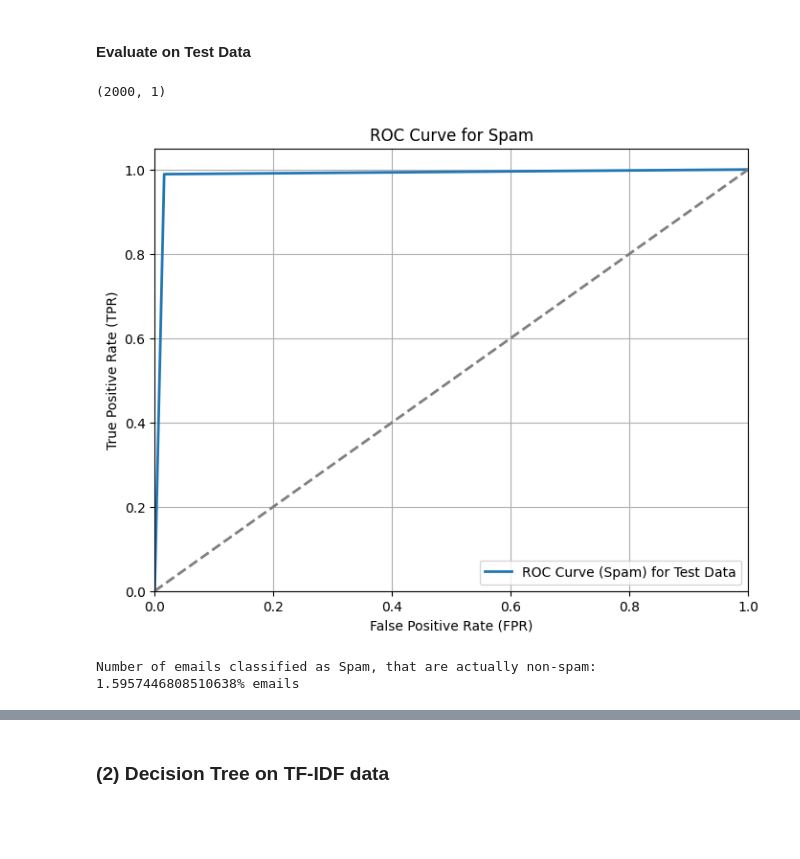
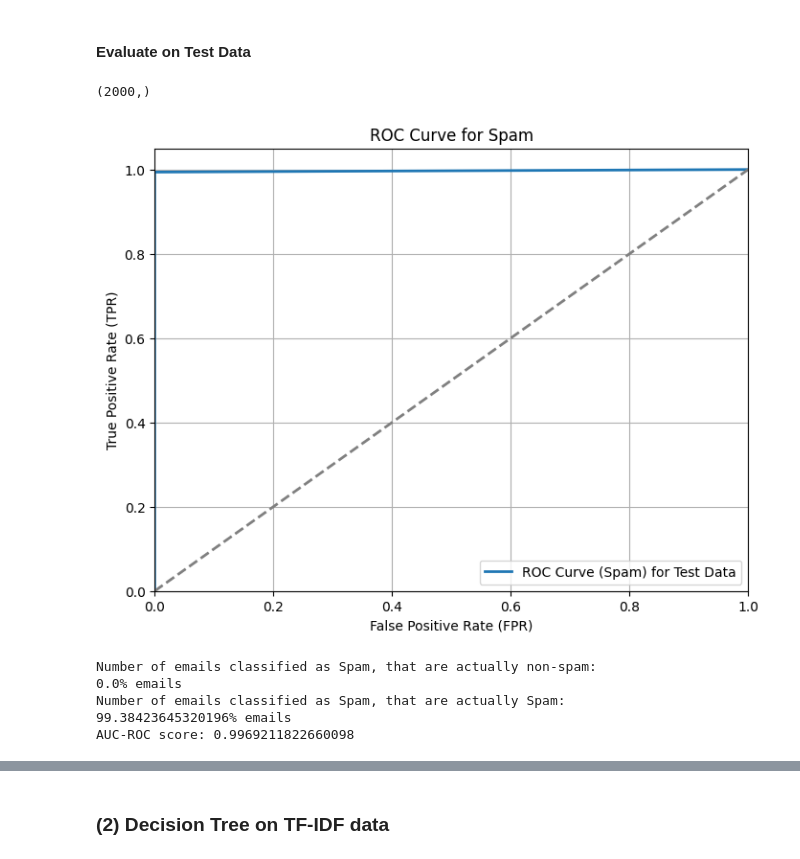
Before and after one commit to kushal-10/fantastic-eureka, a Jupyter notebook: random_forests.ipynb, the cells around one changed output, grey strips where cells are left out. Saved outputs shown, nothing was run; the diff lists cells and outputs as text; code cells hidden in the pictures; blank space fills up the shorter version.

Commit message:
trained random forests

```diff
--- a/random_forests.ipynb
+++ b/random_forests.ipynb
@@ -53,9 +62,10 @@ best_params
 # %%
-best_params = {'criterion': 'gini',
- 'max_depth': 10,
- 'min_samples_leaf': 4,
- 'min_samples_split': 2}
+best_params = {'criterion': 'entropy',
+ 'max_depth': 40,
+ 'min_samples_leaf': 2,
+ 'min_samples_split': 5,
+ 'n_estimators': 300}
 # %%
-dt_clf_best = DecisionTreeClassifier(**best_params, class_weight='balanced', random_state=42)
-dt_clf_best.fit(X_train_bow, Y_train_bow)
+rf_clf_best = RandomForestClassifier(**best_params, class_weight='balanced', random_state=42)
+rf_clf_best.fit(X_train_bow, Y_train_bow)
 # %% [output]
@@ -66,8 +77,8 @@ DecisionTreeClassifier(class_weight='balanced', max_depth=10,
 # %%
 # Set a Threshold to classify an email as Spam
 
-pred_probs_train = dt_clf_best.predict_proba(X_train_bow)
-threshold = 0.5 # No difference till 0.97
+pred_probs_train = rf_clf_best.predict_proba(X_train_bow)
+threshold = 0.6
 pred_prob_threshold = []
 
 for i in range(len(pred_probs_train)):
@@ -95,4 +106,7 @@ plt.show()
 # False Positive rate for this ROC gives the number of emails that are legitimate, but classified as spam
 print("Number of emails classified as Spam, that are actually non-spam: ")
 print(str(fpr_spam[1]*100) + "% emails")
+
+print("Number of emails classified as Spam, that are actually Spam: ")
+print(str(tpr_spam[1]*100) + "% emails")
 # %% [output]
@@ -104,51 +120,56 @@ Number of emails classified as Spam, that are actually non-spam:
 # %%
 # Evaluate on test data
 
-# Load the dataset for evaluation
+# Load the dataset
 test_bow = scipy.io.loadmat('datasets/top_nk_test.mat')
 X_test_bow = test_bow['X']
 X_test_bow = X_test_bow.toarray()
-X_test_bow = pd.DataFrame(X_test_bow)
-# X_test_bow.shape # (2000, 10000)
+X_test_bow.shape # (2000, 10000)
 
 Y_test_bow = test_bow['Y']
 Y_test_bow = Y_test_bow.toarray()
-Y_test_bow = pd.DataFrame(Y_test_bow)
-Y_test_bow.shape #(2000, 1)
+Y_test_bow = Y_test_bow.ravel()
+Y_test_bow.shape #(2000,)
 # %% [output]
-(2000, 1)
+(2000,)
 # %%
-pred_probs_test = dt_clf_best.predict_proba(X_test_bow)
-threshold = 0.5 # No difference till 0.97
+pred_probs_test = rf_clf_best.predict_proba(X_test_bow)
+threshold = 0.6 # Take threshold from Training parameters
 pred_prob_threshold = []
 
 for i in range(len(pred_probs_test)):
     if pred_probs_test[i][1] > threshold:
         pred_prob_threshold.append(1)
     else:
         pred_prob_threshold.append(-1)
 
 # Calculate ROC curve for class +1 (Spam)
 fpr_spam, tpr_spam, _ = roc_curve(Y_test_bow, pred_prob_threshold, pos_label=1)
 
 plt.figure(figsize=(8, 6))
 plt.plot(fpr_spam, tpr_spam, lw=2, label='ROC Curve (Spam) for Test Data')
 plt.plot([0, 1], [0, 1], color='gray', linestyle='--', lw=2)
 plt.xlim([0.0, 1.0])
 plt.ylim([0.0, 1.05])
 plt.xlabel('False Positive Rate (FPR)')
 plt.ylabel('True Positive Rate (TPR)')
 plt.title('ROC Curve for Spam')
 plt.legend(loc='lower right')
 plt.grid(True)
 plt.show()
 
 print("Number of emails classified as Spam, that are actually non-spam: ")
 print(str(fpr_spam[1]*100) + "% emails")
 
+print("Number of emails classified as Spam, that are actually Spam: ")
+print(str(tpr_spam[1]*100) + "% emails")
+
 score = roc_auc_score(Y_test_bow, pred_prob_threshold)
 print("AUC-ROC score: " + str(score))
 # %% [output]
-[figure, old version]
+[figure, new version]
 Number of emails classified as Spam, that are actually non-spam:
-1.5957446808510638% emails
+0.0% emails
+Number of emails classified as Spam, that are actually Spam:
+99.38423645320196% emails
+AUC-ROC score: 0.9969211822660098
```
Also changed, not shown: parts of 16 cells of this notebook, 1 other file.
